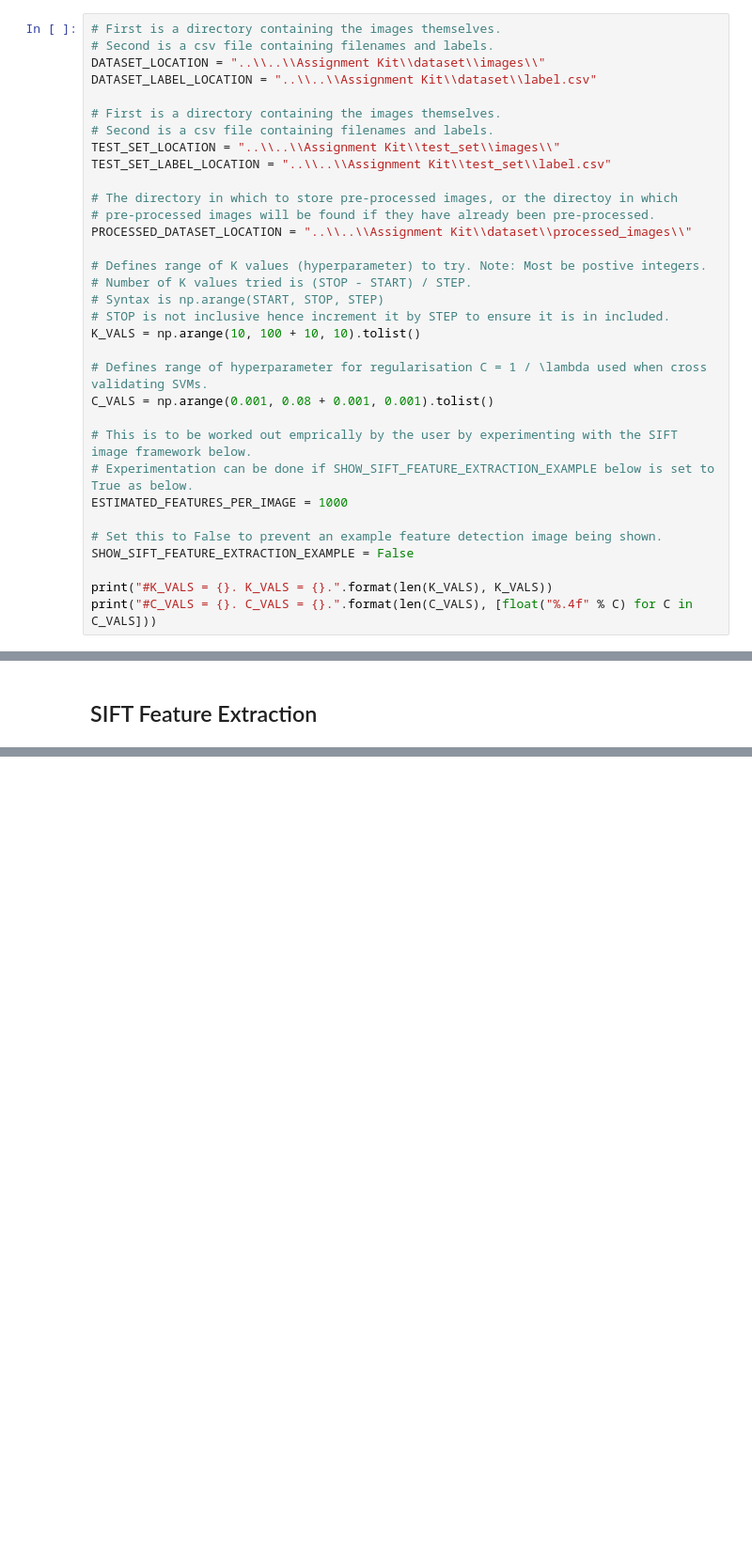
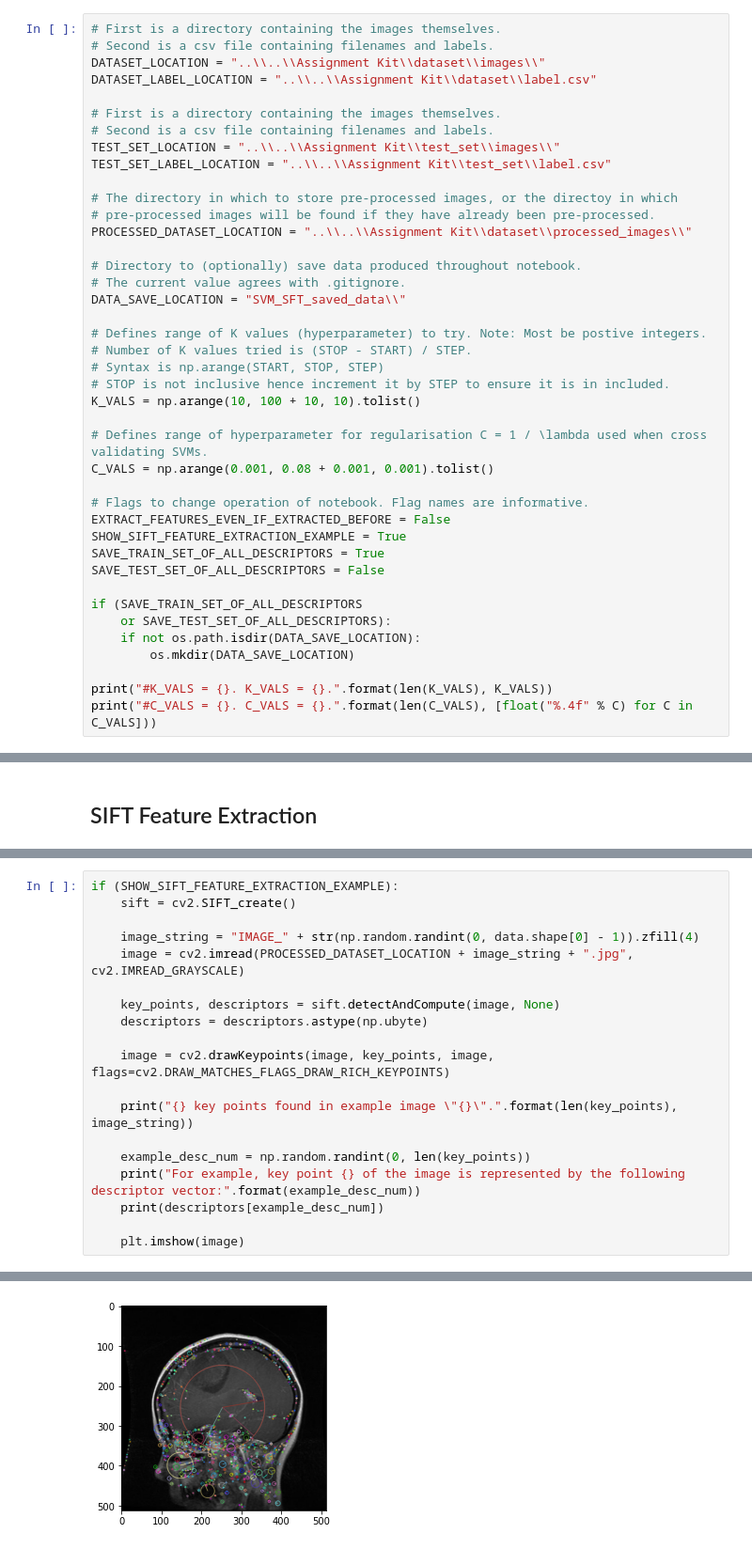
Before and after one commit to adamalderton/BrainTumourClassification, a Jupyter notebook: binary_classification/SVM_SIFT.ipynb, the cells around one changed output, grey strips where cells are left out. Shown: that part at 94% size. Saved outputs shown, nothing was run; the diff lists cells and outputs as text; blank space fills up the shorter version.

```diff
--- a/binary_classification/SVM_SIFT.ipynb
+++ b/binary_classification/SVM_SIFT.ipynb
@@ -33,6 +33,10 @@ TEST_SET_LABEL_LOCATION = "..\\..\\Assignment Kit\\test_set\\label.csv"
 # pre-processed images will be found if they have already been pre-processed.
 PROCESSED_DATASET_LOCATION = "..\\..\\Assignment Kit\\dataset\\processed_images\\"
 
+# Directory to (optionally) save data produced throughout notebook.
+# The current value agrees with .gitignore.
+DATA_SAVE_LOCATION = "SVM_SFT_saved_data\\"
+
 # Defines range of K values (hyperparameter) to try. Note: Most be postive integers.
 # Number of K values tried is (STOP - START) / STEP.
 # Syntax is np.arange(START, STOP, STEP)
@@ -42,12 +46,16 @@ K_VALS = np.arange(10, 100 + 10, 10).tolist()
 # Defines range of hyperparameter for regularisation C = 1 / \lambda used when cross validating SVMs.
 C_VALS = np.arange(0.001, 0.08 + 0.001, 0.001).tolist()
 
-# This is to be worked out emprically by the user by experimenting with the SIFT image framework below.
-# Experimentation can be done if SHOW_SIFT_FEATURE_EXTRACTION_EXAMPLE below is set to True as below.
-ESTIMATED_FEATURES_PER_IMAGE = 1000
+# Flags to change operation of notebook. Flag names are informative.
+EXTRACT_FEATURES_EVEN_IF_EXTRACTED_BEFORE = False
+SHOW_SIFT_FEATURE_EXTRACTION_EXAMPLE = True
+SAVE_TRAIN_SET_OF_ALL_DESCRIPTORS = True
+SAVE_TEST_SET_OF_ALL_DESCRIPTORS = False
 
-# Set this to False to prevent an example feature detection image being shown.
-SHOW_SIFT_FEATURE_EXTRACTION_EXAMPLE = False
+if (SAVE_TRAIN_SET_OF_ALL_DESCRIPTORS
+    or SAVE_TEST_SET_OF_ALL_DESCRIPTORS):
+    if not os.path.isdir(DATA_SAVE_LOCATION):
+        os.mkdir(DATA_SAVE_LOCATION)
 
 print("#K_VALS = {}. K_VALS = {}.".format(len(K_VALS), K_VALS))
 print("#C_VALS = {}. C_VALS = {}.".format(len(C_VALS), [float("%.4f" % C) for C in C_VALS]))
@@ -130,0 +139,20 @@ ALL SIFT features extracted from the training set images are used. This may seem
+# %%
+if (SHOW_SIFT_FEATURE_EXTRACTION_EXAMPLE):
+    sift = cv2.SIFT_create()
+
+    image_string = "IMAGE_" + str(np.random.randint(0, data.shape[0] - 1)).zfill(4)
+    image = cv2.imread(PROCESSED_DATASET_LOCATION + image_string + ".jpg", cv2.IMREAD_GRAYSCALE)
+
+    key_points, descriptors = sift.detectAndCompute(image, None)
+    descriptors = descriptors.astype(np.ubyte)
+
+    image = cv2.drawKeypoints(image, key_points, image, flags=cv2.DRAW_MATCHES_FLAGS_DRAW_RICH_KEYPOINTS)
+
+    print("{} key points found in example image \"{}\".".format(len(key_points), image_string))
+
+    example_desc_num = np.random.randint(0, len(key_points))
+    print("For example, key point {} of the image is represented by the following descriptor vector:".format(example_desc_num))
+    print(descriptors[example_desc_num])
+
+    plt.imshow(image)
+# %% [output]
@@ -131,3 +169,4 @@ ALL SIFT features extracted from the training set images are used. This may seem
+[figure, added]
 # %%
 def buildSet(data_):
     # Given a (N \times 2) numpy array with the first column containing the filenames of the images
```
Also changed, not shown: parts of 6 cells of this notebook.
